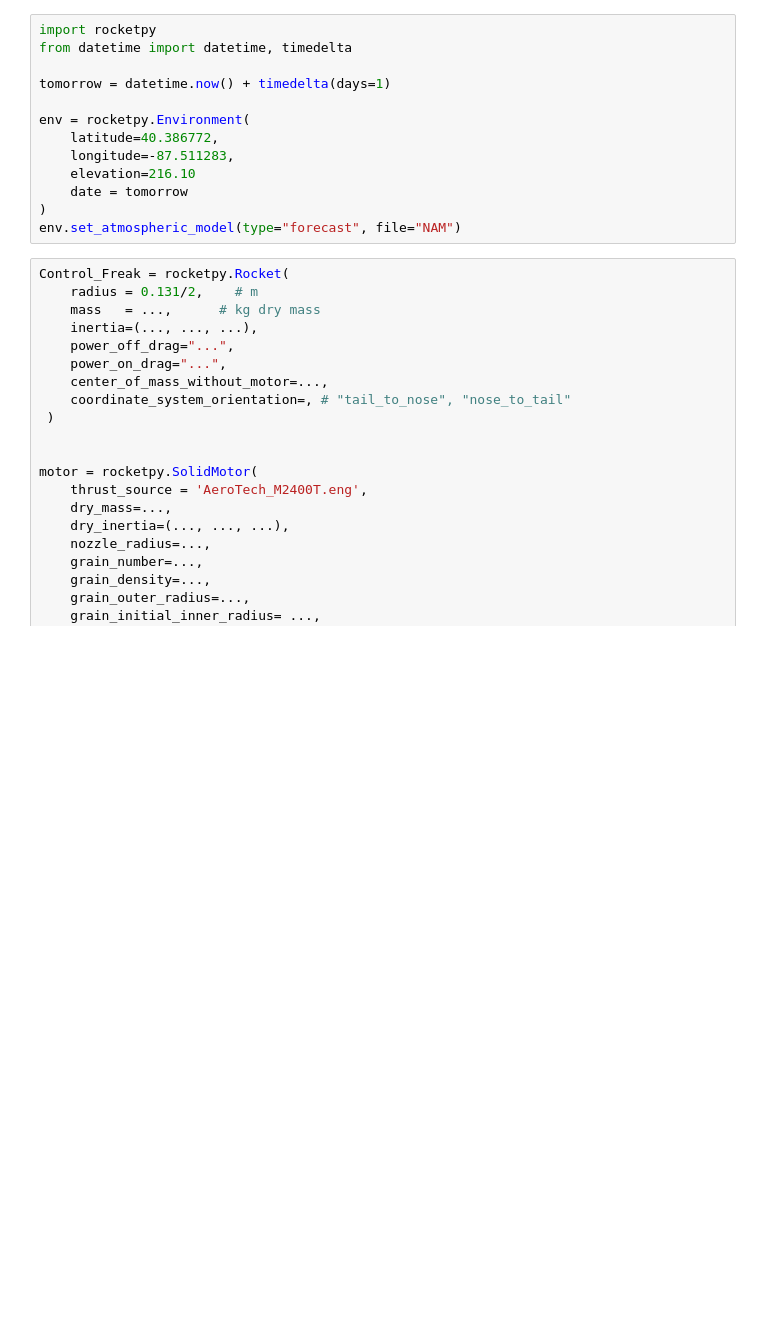
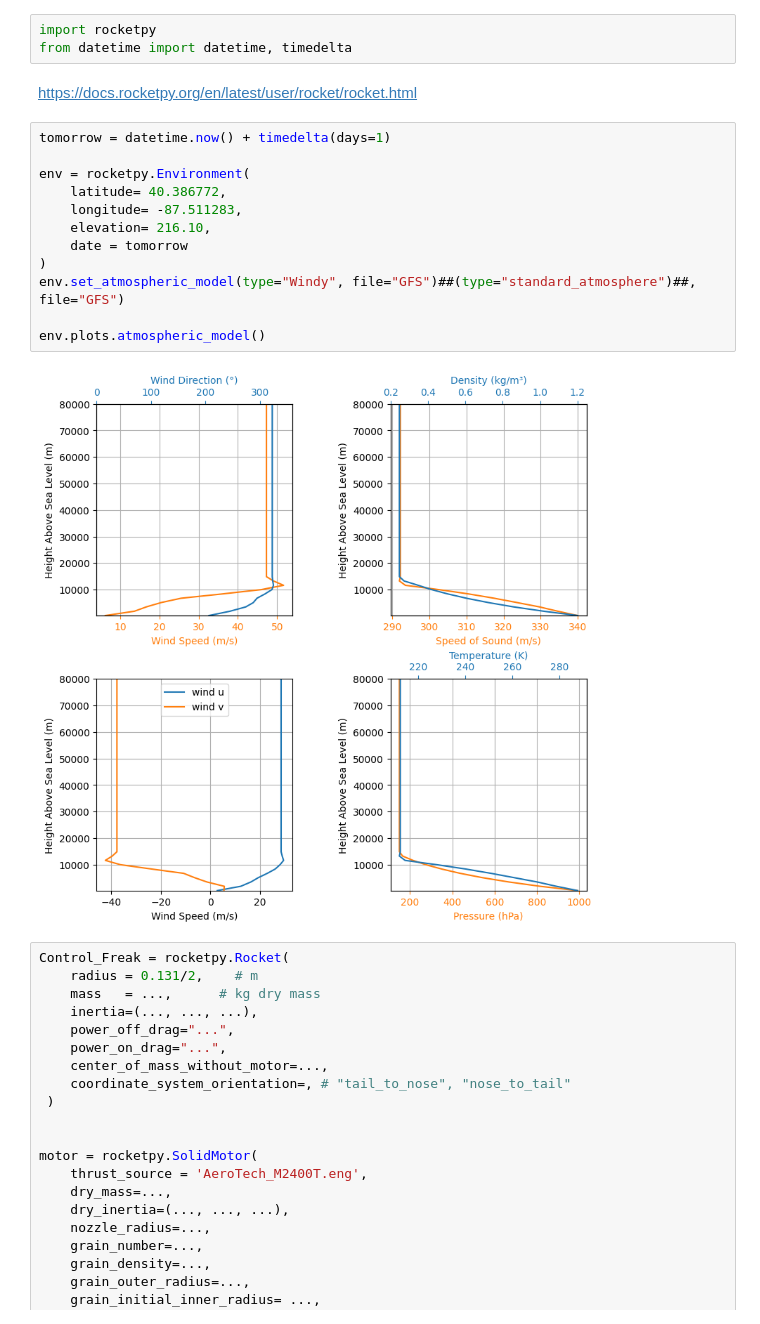
Before and after one commit to liquid-rocketry-illinois/FV-Controls, a Jupyter notebook: rockets/Control Freak/Simulation/rocketpy.ipynb, the cells around one changed output. Drawn from its saved outputs; the diff is of its cells as text; blank space fills up the shorter version.

```diff
--- a/rockets/Control Freak/Simulation/rocketpy.ipynb
+++ b/rockets/Control Freak/Simulation/rocketpy.ipynb
@@ -1,16 +1,22 @@
 # %%
 import rocketpy
 from datetime import datetime, timedelta
-
-tomorrow = datetime.now() + timedelta(days=1)
-
-env = rocketpy.Environment(
-    latitude=40.386772,
-    longitude=-87.511283,
-    elevation=216.10
-    date = tomorrow
-)
-env.set_atmospheric_model(type="forecast", file="NAM")
+# %% [markdown]
+https://docs.rocketpy.org/en/latest/user/rocket/rocket.html
+# %%
+tomorrow = datetime.now() + timedelta(days=1)
+
+env = rocketpy.Environment(
+    latitude= 40.386772,
+    longitude= -87.511283,
+    elevation= 216.10,
+    date = tomorrow
+)
+env.set_atmospheric_model(type="Windy", file="GFS")##(type="standard_atmosphere")##, file="GFS")
+
+env.plots.atmospheric_model()
+# %% [output]
+[figure, added]
 # %%
 Control_Freak = rocketpy.Rocket(
     radius = 0.131/2,    # m
```
Also changed, not shown: 1 other file.
